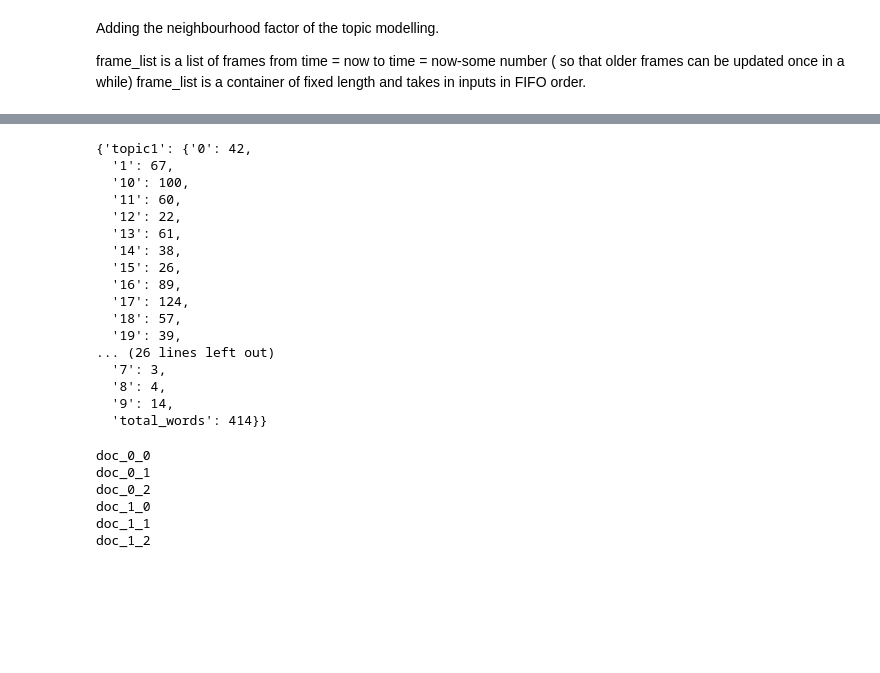
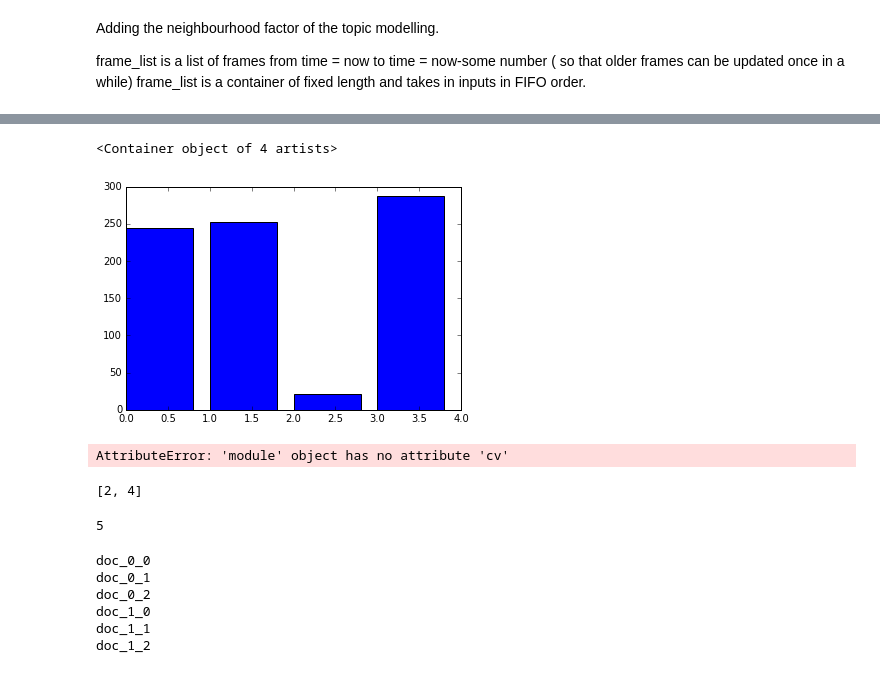
Before and after one commit to ranok92/rost-py, a Jupyter notebook: ROST Implementation.ipynb, the cells around one changed output, grey strips where cells are left out. Saved outputs shown, nothing was run; the diff lists cells and outputs as text; code cells hidden in the pictures; blank space fills up the shorter version.

```diff
--- a/ROST Implementation.ipynb
+++ b/ROST Implementation.ipynb
@@ -1068,26 +1116,52 @@ dict_topics['topic1']['total_words']=296
-# %%
-dict_docs['doc1']['topic1'] = 0
-dict_docs['doc1']['total_topics'] = 2
-# %%
-dict_topics
-# %% [output]
-{'topic1': {'0': 42,
-  '1': 67,
-  '10': 100,
-  '11': 60,
-  '12': 22,
-  '13': 61,
-  '14': 38,
-  '15': 26,
-  '16': 89,
-  '17': 124,
-  '18': 57,
-  '19': 39,
-... (26 lines left out)
-  '7': 3,
-  '8': 4,
-  '9': 14,
-  'total_words': 414}}
+# %%
+for docs in dict_docs:
+    for i in range(no_of_topics):
+        topic_arr[i] += dict_docs[docs]['topic'+str(i+1)]
+plt.bar(np.arange(4),topic_arr)
+# %% [output]
+<Container object of 4 artists>
+[figure, added]
+# %%
+import cv2
+import matplotlib.pyplot as plt
+import numpy as np
+
+filename = './SampleVideo.mp4'
+cap = cv2.VideoCapture(0)
+
+frames = int(cap.get(cv2.cv.CV_CAP_PROP_FRAME_COUNT))
+width  = int(cap.get(cv2.cv.CV_CAP_PROP_FRAME_WIDTH))
+height = int(cap.get(cv2.cv.CV_CAP_PROP_FRAME_HEIGHT))
+
+fig, ax = plt.subplots(1,1)
+plt.ion()
+plt.show()
+
+#Setup a dummy path
+x = np.linspace(0,width,frames)
+y = x/2. + 100*np.sin(2.*np.pi*x/1200)
+
+for i in range(frames):
+    fig.clf()
+    flag, frame = cap.read()
+
+    plt.imshow(frame)
+    plt.plot(x,y,'k-', lw=2)
+    plt.plot(x[i],y[i],'or')
+
+    if cv2.waitKey(1) == 27:
+        break
+# %% [output]
+AttributeError: 'module' object has no attribute 'cv'
+# %%
+asst = []
+asst.append(2)
+asst.append(4)
+c = asst[1]
+c = 5
+asst
+# %% [output]
+[2, 4]
 # %%
 cap.release()
 cv.destroyAllWindows()
@@ -1096,3 +1168,7 @@ cap = cv.VideoCapture(4)
+# %%
+c
+# %% [output]
+5
 # %%
 a = [[1,2,3],[4,5,6]]
 # %%
```
Also changed, not shown: parts of 13 cells of this notebook.
